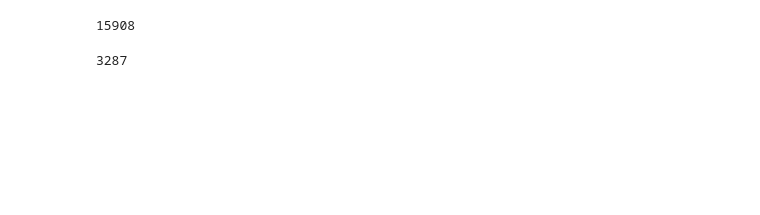
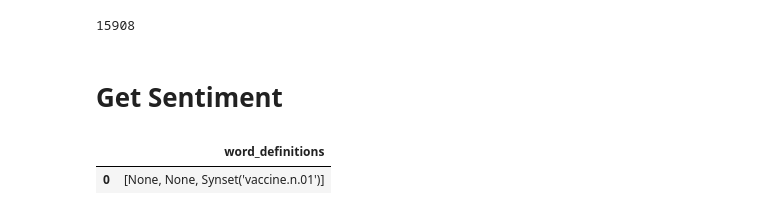
Before and after one commit to jw15667/vaccine_sentiment, a Jupyter notebook: english/word_model.ipynb, the cells around one changed output. Saved outputs shown, nothing was run; the diff lists cells and outputs as text; code cells hidden in the pictures; blank space fills up the shorter version.

Commit message:
senti scores

```diff
--- a/english/word_model.ipynb
+++ b/english/word_model.ipynb
@@ -286,7 +302,5 @@ def doc_freq(word):
     except:
         pass
     return c
-# %%
-doc_freq('bor')
-# %% [output]
-3287
+# %% [markdown]
+# Get Sentiment
@@ -292,0 +310,6 @@ doc_freq('bor')
+# %%
+x = pd.DataFrame(newspapers.word_definitions[:1])
+x
+# %% [output]
+|  | word_definitions |
+| 0 | [None, None, Synset('vaccine.n.01')] |
```
Also changed, not shown: parts of 19 cells of this notebook.
